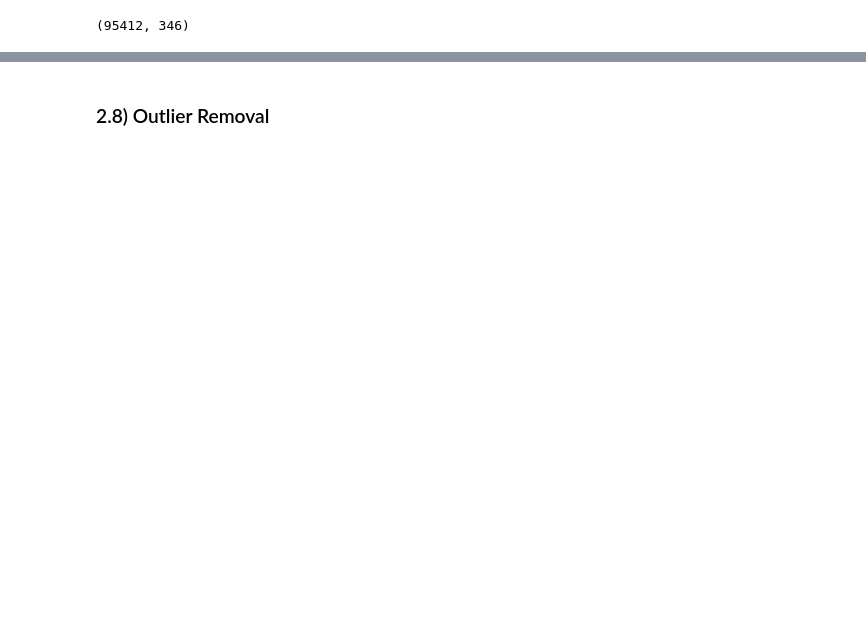
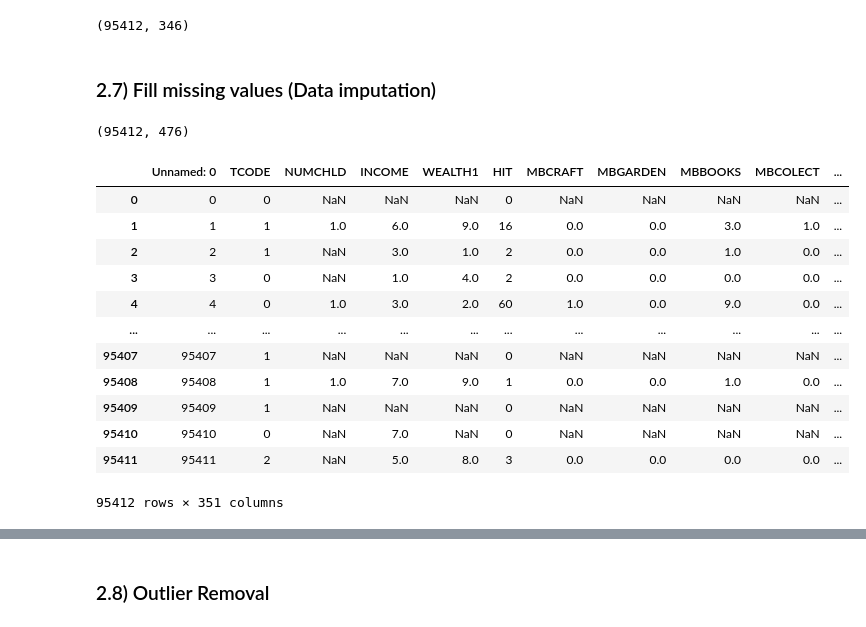
Before and after one commit to its-pedrofonseca/Data-Mining-Project, a Jupyter notebook: Data Cleaning Default Final.ipynb, the cells around one changed output, grey strips where cells are left out. Cells and saved outputs as stored; diff of their text form; code cells hidden in the pictures; blank space fills up the shorter version.

```diff
--- a/Data Cleaning Default Final.ipynb
+++ b/Data Cleaning Default Final.ipynb
@@ -367,3 +359,9 @@ data.head(5)
 data.shape
 # %% [output]
 (95412, 346)
+# %% [markdown]
+### 2.7) Fill missing values (Data imputation)
+# %%
+data.shape
+# %% [output]
+(95412, 476)
@@ -369,0 +370,16 @@ data.shape
+# %%
+data[metric_features]
+# %% [output]
+|  | Unnamed: 0 | TCODE | NUMCHLD | INCOME | WEALTH1 | HIT | MBCRAFT | MBGARDEN | MBBOOKS | MBCOLECT | ... |
+| 0 | 0 | 0 | NaN | NaN | NaN | 0 | NaN | NaN | NaN | NaN | ... |
+| 1 | 1 | 1 | 1.0 | 6.0 | 9.0 | 16 | 0.0 | 0.0 | 3.0 | 1.0 | ... |
+| 2 | 2 | 1 | NaN | 3.0 | 1.0 | 2 | 0.0 | 0.0 | 1.0 | 0.0 | ... |
+| 3 | 3 | 0 | NaN | 1.0 | 4.0 | 2 | 0.0 | 0.0 | 0.0 | 0.0 | ... |
+| 4 | 4 | 0 | 1.0 | 3.0 | 2.0 | 60 | 1.0 | 0.0 | 9.0 | 0.0 | ... |
+| ... | ... | ... | ... | ... | ... | ... | ... | ... | ... | ... | ... |
+| 95407 | 95407 | 1 | NaN | NaN | NaN | 0 | NaN | NaN | NaN | NaN | ... |
+| 95408 | 95408 | 1 | 1.0 | 7.0 | 9.0 | 1 | 0.0 | 0.0 | 1.0 | 0.0 | ... |
+| 95409 | 95409 | 1 | NaN | NaN | NaN | 0 | NaN | NaN | NaN | NaN | ... |
+| 95410 | 95410 | 0 | NaN | 7.0 | NaN | 0 | NaN | NaN | NaN | NaN | ... |
+| 95411 | 95411 | 2 | NaN | 5.0 | 8.0 | 3 | 0.0 | 0.0 | 0.0 | 0.0 | ... |
+95412 rows × 351 columns
```
Also changed, not shown: parts of 12 cells of this notebook, 1 other file.
